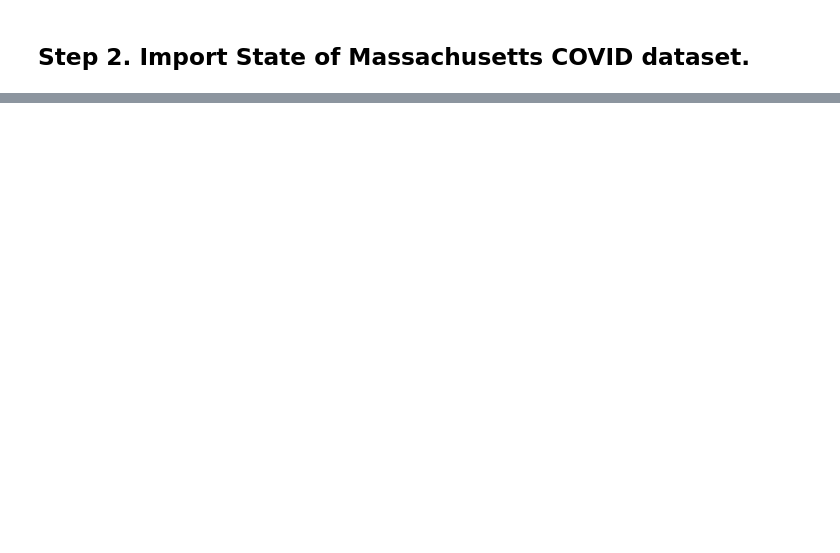
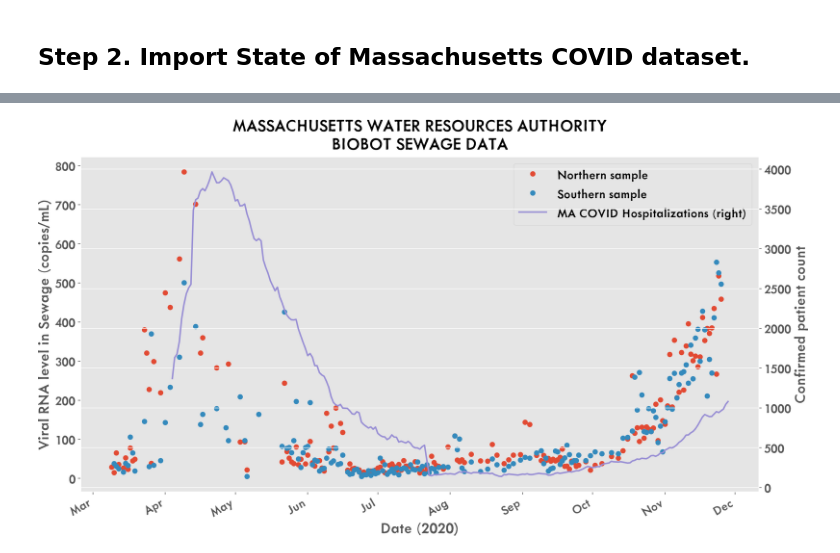
Before and after one commit to 2n3906/covid19-dataviz, a Jupyter notebook: notebooks/MWRA Viral RNA New Dataset.ipynb, the cells around one changed output, grey strips where cells are left out. Cells and saved outputs as stored; diff of their text form; code cells hidden in the pictures; blank space fills up the shorter version.

```diff
--- a/notebooks/MWRA Viral RNA New Dataset.ipynb
+++ b/notebooks/MWRA Viral RNA New Dataset.ipynb
@@ -78,0 +69,3 @@ df
+# %%
+# make combined dataset
+df_mega = df.join(df_hosp)
@@ -78,0 +82,13 @@ df
+# %%
+fig, ax = plt.subplots(figsize=(16,9))
+df_mega.plot(ax=ax, y='Northern (copies/mL)', label="Northern sample", marker='o', ls='none')
+df_mega.plot(ax=ax, y='Southern (copies/mL)', label="Southern sample", marker='o', ls='none')
+ax2 = df_mega.plot(ax=ax, secondary_y=True, y='Total number of confirmed COVID patients in hospital today', label="MA COVID Hospitalizations")
+ax.xaxis.set_major_formatter(mpl.dates.DateFormatter('%b'))
+ax.set_xlabel("Date (2020)")
+ax.set_ylabel("Viral RNA level in Sewage (copies/mL)")
+ax2.set_ylabel("Confirmed patient count")
+#plt.legend(loc="upper center")
+plt.title("Massachusetts Water Resources Authority\nBiobot Sewage Data".upper());
+# %% [output]
+[figure, added]
```
Also changed, not shown: parts of 10 cells of this notebook, 3 other files.
